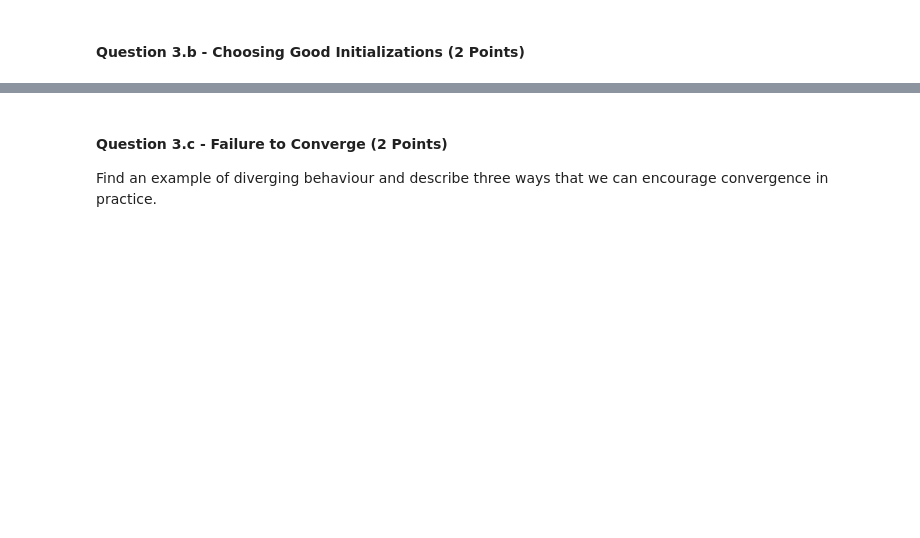
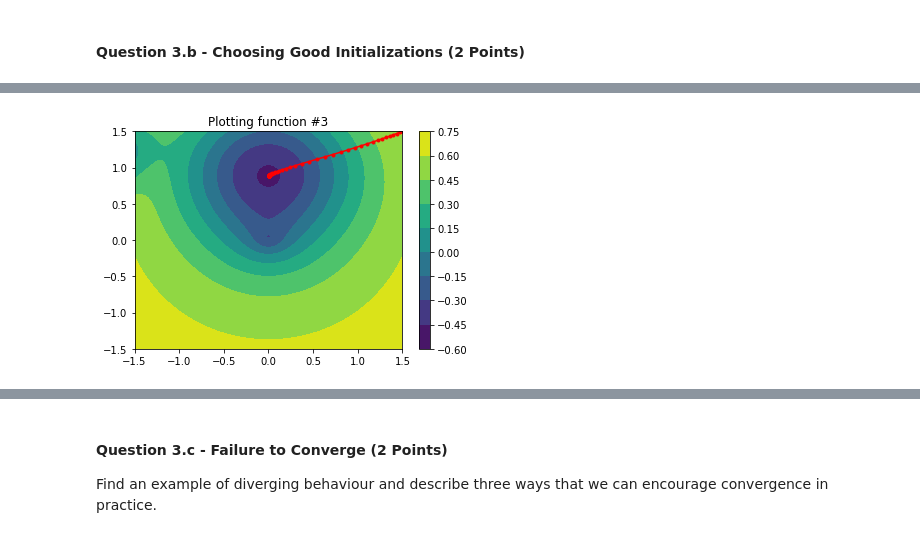
Before and after one commit to markvdw/mml-autumn-2022, a Jupyter notebook: coursework/mml_cw_1.ipynb, the cells around one changed output, grey strips where cells are left out. Saved outputs shown, nothing was run; the diff lists cells and outputs as text; code cells hidden in the pictures; blank space fills up the shorter version.

```diff
--- a/coursework/mml_cw_1.ipynb
+++ b/coursework/mml_cw_1.ipynb
@@ -137,8 +160,9 @@ grader.check("Q2.b.ii Gradients of the Functions - f2")
-# %%
-def f3_grad_exact(x):
-    """ Return gradient of f3, exactly derived by hand """
-    ...
-    gradient = ...
-    return gradient
+# %%
+def f3_grad_exact(x):
+    """ Return gradient of f3, exactly derived by hand """
+    gradient = 2 * (x - a) * np.exp(-(x - a).T @ (x - a)) + \
+        2 * B @ (x - b) * np.exp(-(x - b).T @ B @ (x - b)) + \
+        x / (10 * 50 * np.linalg.det((1/100) * np.identity(2) + x @ x.T))
+    return gradient.T
 # %%
 grader.check("Q2.b.iii Gradients of the Functions - f3")
@@ -238,13 +276,15 @@ plot_grad_descent(f2, f2_grad_exact, gradient_descent,
 # %%
 # For F3
-f3_start_x = ...
-f3_start_y = ...
-f3_lr = ...
-f3_n_steps = ...
+f3_start_x = 1.5
+f3_start_y = 1.5
+f3_lr = 0.1
+f3_n_steps = 50
 
 plot_grad_descent(f3, f3_grad_exact, gradient_descent,
                   xrange=(-1.5, 1.5), yrange=(-1.5, 1.5),
                   start_x=f3_start_x, start_y=f3_start_y, lr=f3_lr, n_steps=f3_n_steps, silent=True
 )
+# %% [output]
+[figure, added]
 # %%
 grader.check("Gradient Descent Initialization")
```
Also changed, not shown: parts of 36 cells of this notebook.
